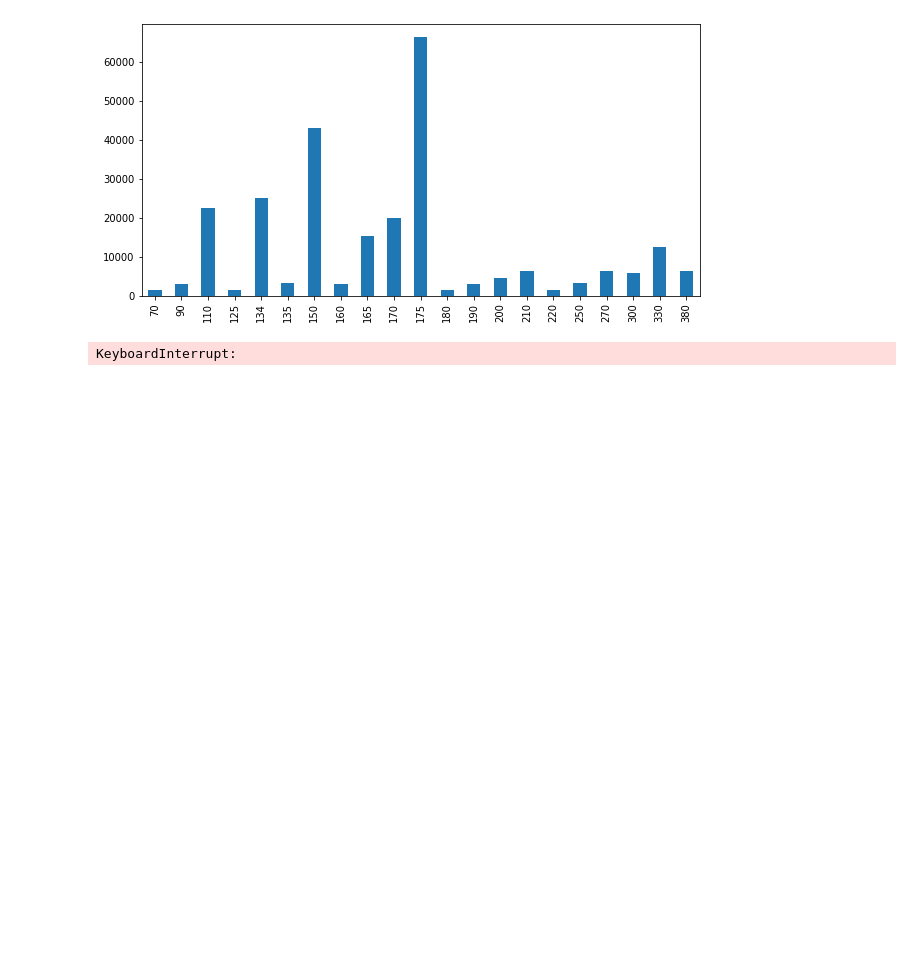
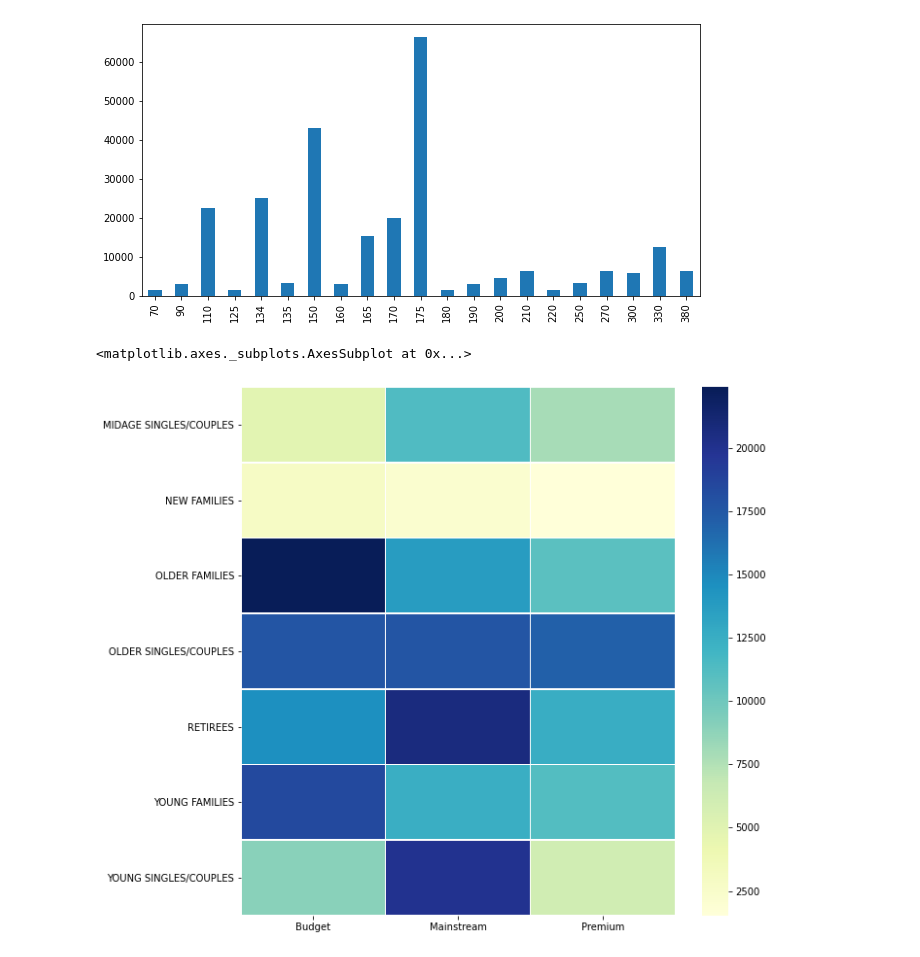
Before and after one commit to usamatrq94/Quantium-Intership, a Jupyter notebook: Q1- week1.ipynb, the cells around one changed output. Cells and saved outputs as stored; diff of their text form; code cells hidden in the pictures; blank space fills up the shorter version.

```diff
--- a/Q1- week1.ipynb
+++ b/Q1- week1.ipynb
@@ -493,7 +472,12 @@ dataset['WGHT'].value_counts().sort_index().plot(kind='bar', figsize=(10,5))
 # %% [output]
 <matplotlib.axes._subplots.AxesSubplot at 0x...>
 [figure]
-# %%
-dataset[['WGHT','TOT_SALES']].plot(kind='bar', x='WGHT', y='TOT_SALES', figsize=(10,5))
-# %% [output]
-KeyboardInterrupt:
+# %%
+corr_mat = ChisquareMat(dataset, row = 'PREMIUM_CUSTOMER', col='LIFESTAGE').gen_matrix()
+corr_mat.reindex(['YOUNG SINGLES/COUPLES','NEW FAMILIES','YOUNG FAMILIES','MIDAGE SINGLES/COUPLES',
+                        'OLDER SINGLES/COUPLES','OLDER FAMILIES','RETIREES'])
+fig, ax = plt.subplots(figsize=(10,10))
+sns.heatmap(corr_mat,cmap='YlGnBu', linewidths=.5, ax=ax)
+# %% [output]
+<matplotlib.axes._subplots.AxesSubplot at 0x...>
+[figure, added]
```
Also changed, not shown: parts of 3 cells of this notebook.
